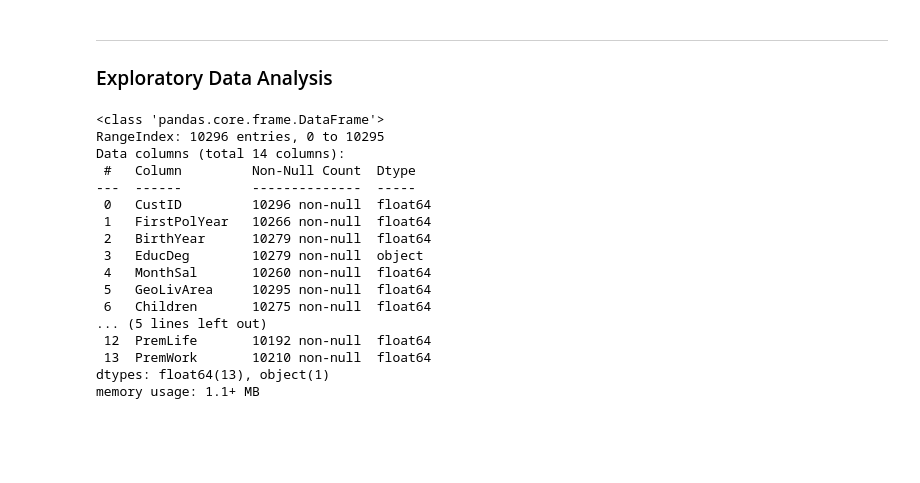
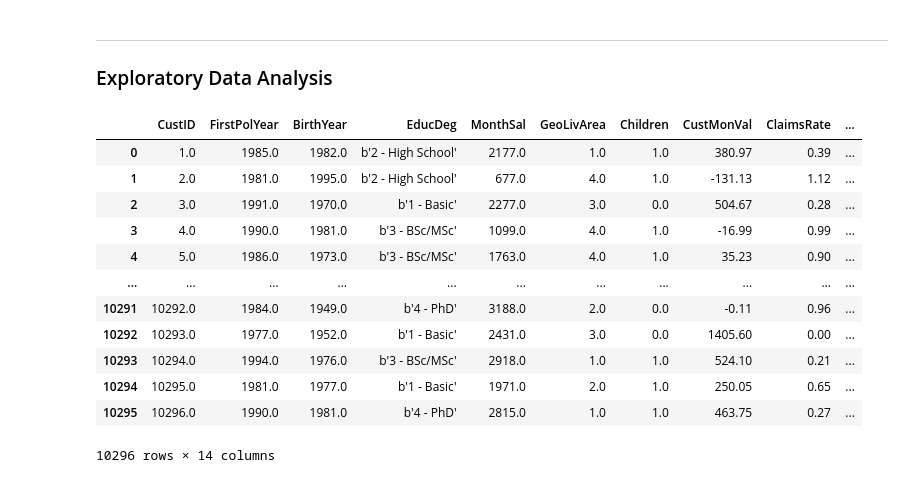
Before and after one commit to lstk44/A2ZInsuranceNOVA, a Jupyter notebook: A2ZInsuranceNotebook.ipynb, the cells around one changed output. Saved outputs shown, nothing was run; the diff lists cells and outputs as text; code cells hidden in the pictures; blank space fills up the shorter version.

```diff
--- a/A2ZInsuranceNotebook.ipynb
+++ b/A2ZInsuranceNotebook.ipynb
@@ -101,22 +104,18 @@ df = pd.read_sas('a2z_insurance.sas7bdat')
 ---
 ### Exploratory Data Analysis
 # %%
-df.info()
+df
 # %% [output]
+|  | CustID | FirstPolYear | BirthYear | EducDeg | MonthSal | GeoLivArea | Children | CustMonVal | ClaimsRate | ... |
+| 0 | 1.0 | 1985.0 | 1982.0 | b'2 - High School' | 2177.0 | 1.0 | 1.0 | 380.97 | 0.39 | ... |
+| 1 | 2.0 | 1981.0 | 1995.0 | b'2 - High School' | 677.0 | 4.0 | 1.0 | -131.13 | 1.12 | ... |
+| 2 | 3.0 | 1991.0 | 1970.0 | b'1 - Basic' | 2277.0 | 3.0 | 0.0 | 504.67 | 0.28 | ... |
+| 3 | 4.0 | 1990.0 | 1981.0 | b'3 - BSc/MSc' | 1099.0 | 4.0 | 1.0 | -16.99 | 0.99 | ... |
+| 4 | 5.0 | 1986.0 | 1973.0 | b'3 - BSc/MSc' | 1763.0 | 4.0 | 1.0 | 35.23 | 0.90 | ... |
+| ... | ... | ... | ... | ... | ... | ... | ... | ... | ... | ... |
+| 10291 | 10292.0 | 1984.0 | 1949.0 | b'4 - PhD' | 3188.0 | 2.0 | 0.0 | -0.11 | 0.96 | ... |
+| 10292 | 10293.0 | 1977.0 | 1952.0 | b'1 - Basic' | 2431.0 | 3.0 | 0.0 | 1405.60 | 0.00 | ... |
+| 10293 | 10294.0 | 1994.0 | 1976.0 | b'3 - BSc/MSc' | 2918.0 | 1.0 | 1.0 | 524.10 | 0.21 | ... |
+| 10294 | 10295.0 | 1981.0 | 1977.0 | b'1 - Basic' | 1971.0 | 2.0 | 1.0 | 250.05 | 0.65 | ... |
+| 10295 | 10296.0 | 1990.0 | 1981.0 | b'4 - PhD' | 2815.0 | 1.0 | 1.0 | 463.75 | 0.27 | ... |
-<class 'pandas.core.frame.DataFrame'>
-RangeIndex: 10296 entries, 0 to 10295
-Data columns (total 14 columns):
- #   Column         Non-Null Count  Dtype
----  ------         --------------  -----
- 0   CustID         10296 non-null  float64
- 1   FirstPolYear   10266 non-null  float64
- 2   BirthYear      10279 non-null  float64
- 3   EducDeg        10279 non-null  object
- 4   MonthSal       10260 non-null  float64
- 5   GeoLivArea     10295 non-null  float64
- 6   Children       10275 non-null  float64
-... (5 lines left out)
- 12  PremLife       10192 non-null  float64
- 13  PremWork       10210 non-null  float64
-dtypes: float64(13), object(1)
-memory usage: 1.1+ MB
+10296 rows × 14 columns
```
Also changed, not shown: parts of 7 cells of this notebook.
